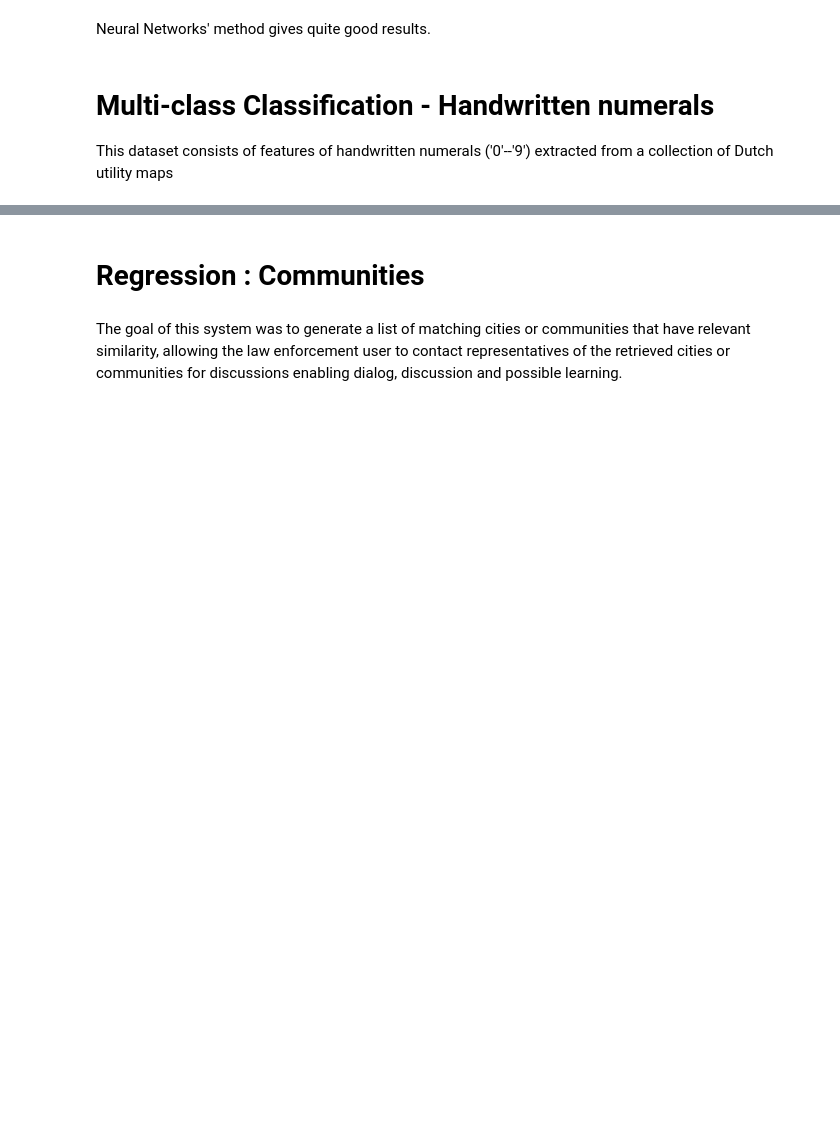
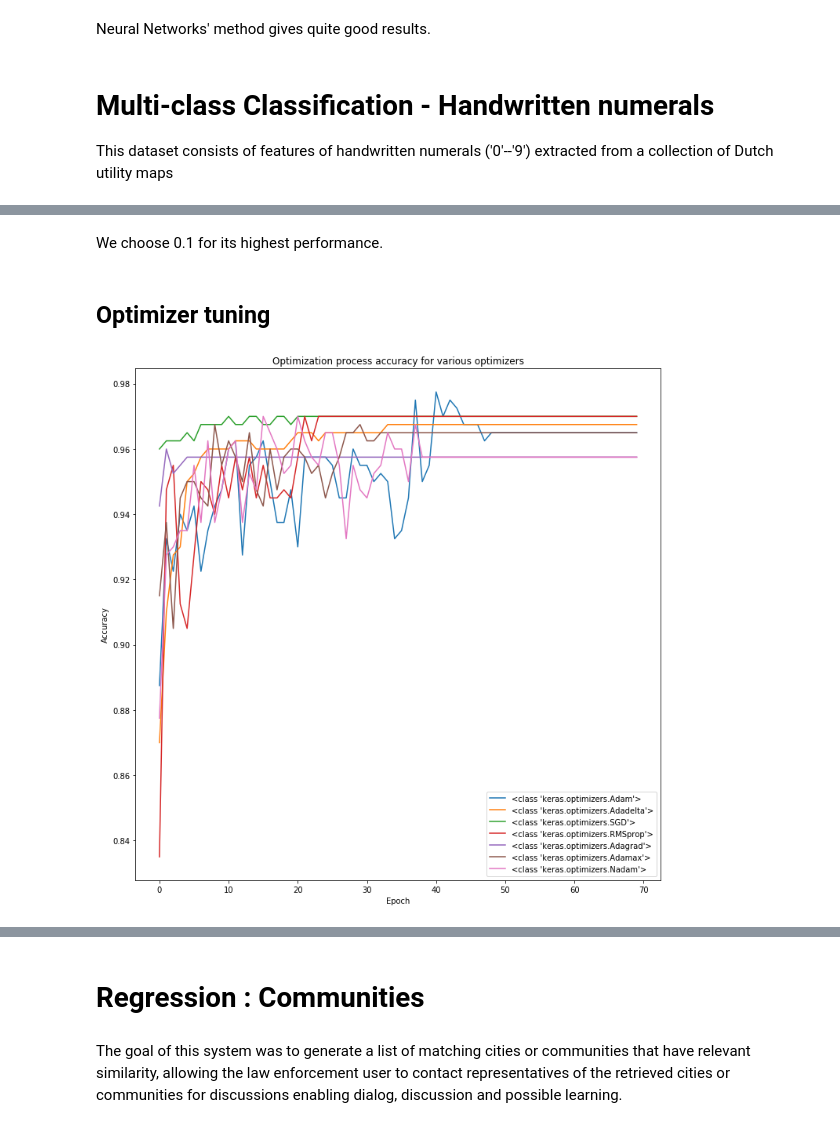
Before and after one commit to geoffmt/SDTSIA-210, a Jupyter notebook: Projet.ipynb, the cells around one changed output, grey strips where cells are left out. Cells and saved outputs as stored; diff of their text form; code cells hidden in the pictures; blank space fills up the shorter version.

```diff
--- a/Projet.ipynb
+++ b/Projet.ipynb
@@ -1039,0 +1169,28 @@ plt.show()
+# %% [markdown]
+We choose 0.1 for its highest performance.
+# %% [markdown]
+## Optimizer tuning
+# %%
+
+opt = [optimizers.Adam, optimizers.Adadelta, optimizers.SGD,optimizers.RMSprop,optimizers.Adagrad,optimizers.Adamax,optimizers.Nadam]
+
+plt.figure(figsize=(12, 12))
+for i in range(len(opt)):
+    model = Sequential()
+    model.add(Dense(n_h, input_dim=n_i))
+    model.add(Activation("relu"))
+    model.add(Dense(n_o))
+    model.add(Activation("softmax"))
+
+    model.compile(optimizer=opt[i](lr=0.1),
+                loss='categorical_crossentropy', metrics=['categorical_accuracy'])
+    f = model.fit(X_train, y_train, epochs=70, batch_size=32, verbose=False, validation_data=(X_test, y_test))
+    plt.plot(f.history['val_categorical_accuracy'], label=opt[i])
+
+plt.title('Optimization process accuracy for various optimizers')
+plt.ylabel('Accuracy')
+plt.xlabel('Epoch')
+plt.legend()
+plt.show()
+# %% [output]
+[figure, added]
```
Also changed, not shown: parts of 22 cells of this notebook.
